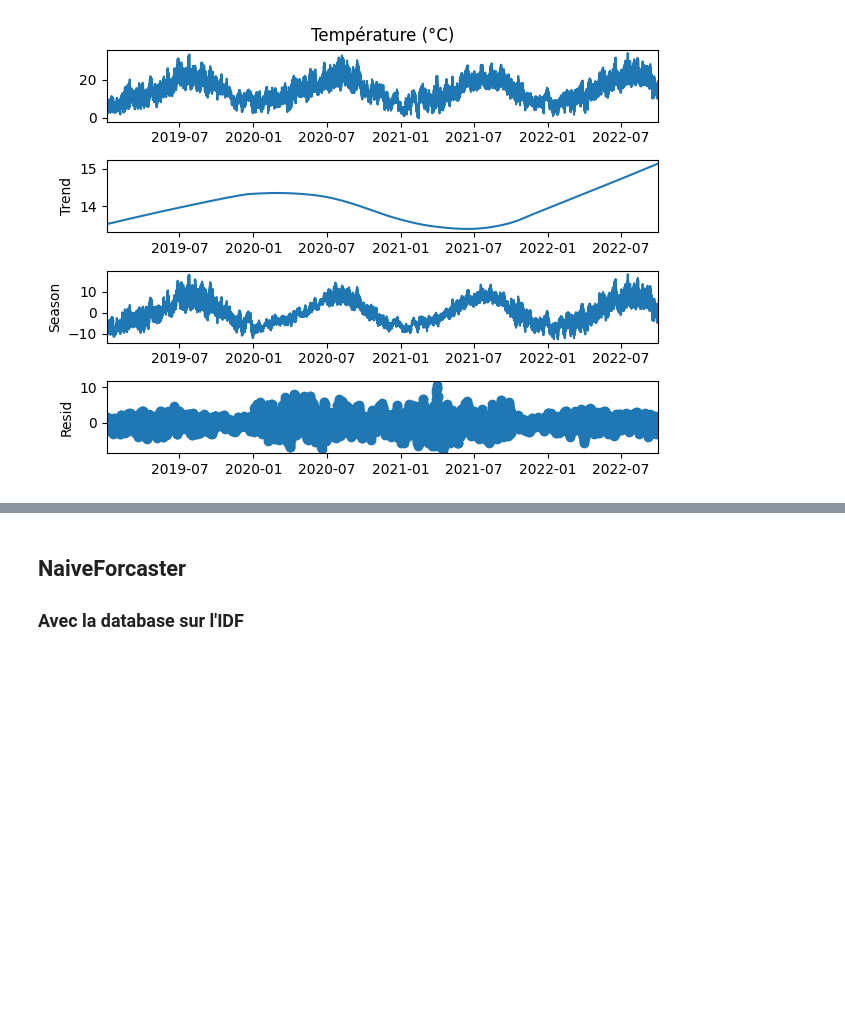
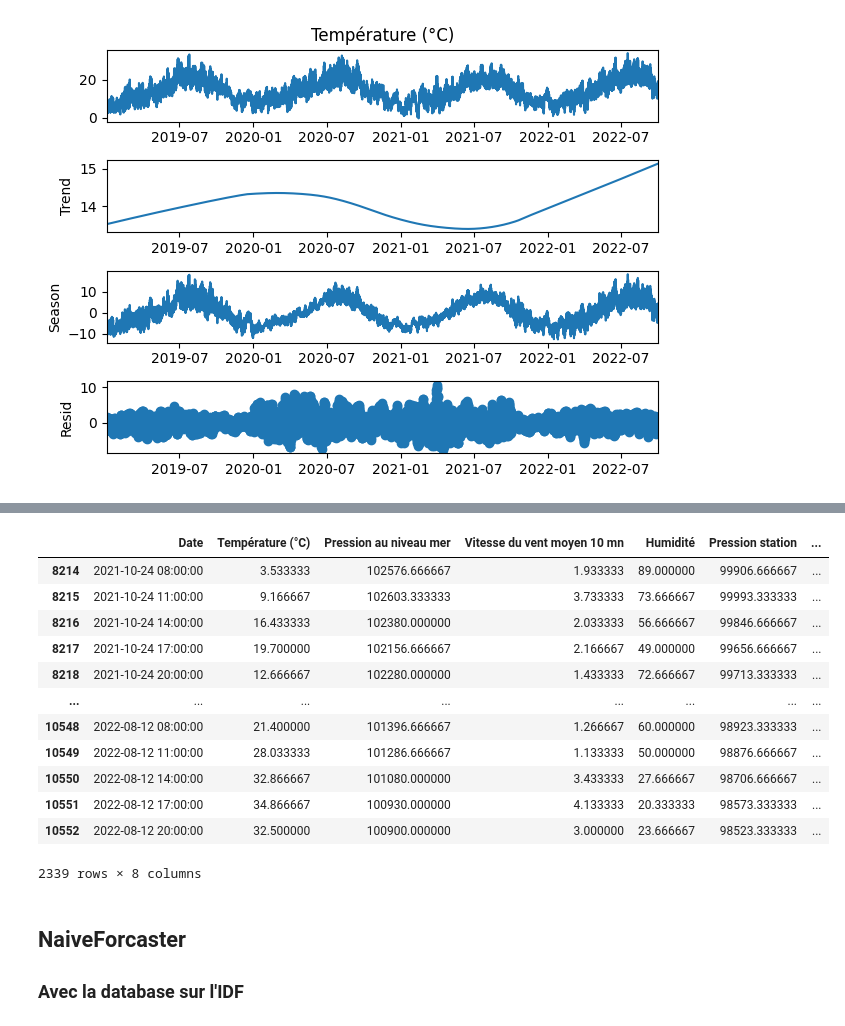
Before and after one commit to JAndretti/Projet-Time-Series-E5, a Jupyter notebook: main.ipynb, the cells around one changed output, grey strips where cells are left out. Cells and saved outputs as stored; diff of their text form; code cells hidden in the pictures; blank space fills up the shorter version.

```diff
--- a/main.ipynb
+++ b/main.ipynb
@@ -250,3 +303,20 @@ plt.plot(result.trend)
+# %%
+train,test,new= decoupe_data(AuvergneRhoneAlpes,4)
+test
+# %% [output]
+|  | Date | Température (°C) | Pression au niveau mer | Vitesse du vent moyen 10 mn | Humidité | Pression station | ... |
+| 8214 | 2021-10-24 08:00:00 | 3.533333 | 102576.666667 | 1.933333 | 89.000000 | 99906.666667 | ... |
+| 8215 | 2021-10-24 11:00:00 | 9.166667 | 102603.333333 | 3.733333 | 73.666667 | 99993.333333 | ... |
+| 8216 | 2021-10-24 14:00:00 | 16.433333 | 102380.000000 | 2.033333 | 56.666667 | 99846.666667 | ... |
+| 8217 | 2021-10-24 17:00:00 | 19.700000 | 102156.666667 | 2.166667 | 49.000000 | 99656.666667 | ... |
+| 8218 | 2021-10-24 20:00:00 | 12.666667 | 102280.000000 | 1.433333 | 72.666667 | 99713.333333 | ... |
+| ... | ... | ... | ... | ... | ... | ... | ... |
+| 10548 | 2022-08-12 08:00:00 | 21.400000 | 101396.666667 | 1.266667 | 60.000000 | 98923.333333 | ... |
+| 10549 | 2022-08-12 11:00:00 | 28.033333 | 101286.666667 | 1.133333 | 50.000000 | 98876.666667 | ... |
+| 10550 | 2022-08-12 14:00:00 | 32.866667 | 101080.000000 | 3.433333 | 27.666667 | 98706.666667 | ... |
+| 10551 | 2022-08-12 17:00:00 | 34.866667 | 100930.000000 | 4.133333 | 20.333333 | 98573.333333 | ... |
+| 10552 | 2022-08-12 20:00:00 | 32.500000 | 100900.000000 | 3.000000 | 23.666667 | 98523.333333 | ... |
+2339 rows × 8 columns
 # %% [markdown]
 ## NaiveForcaster
 ### Avec la database sur l'IDF
```
Also changed, not shown: parts of 7 cells of this notebook.
